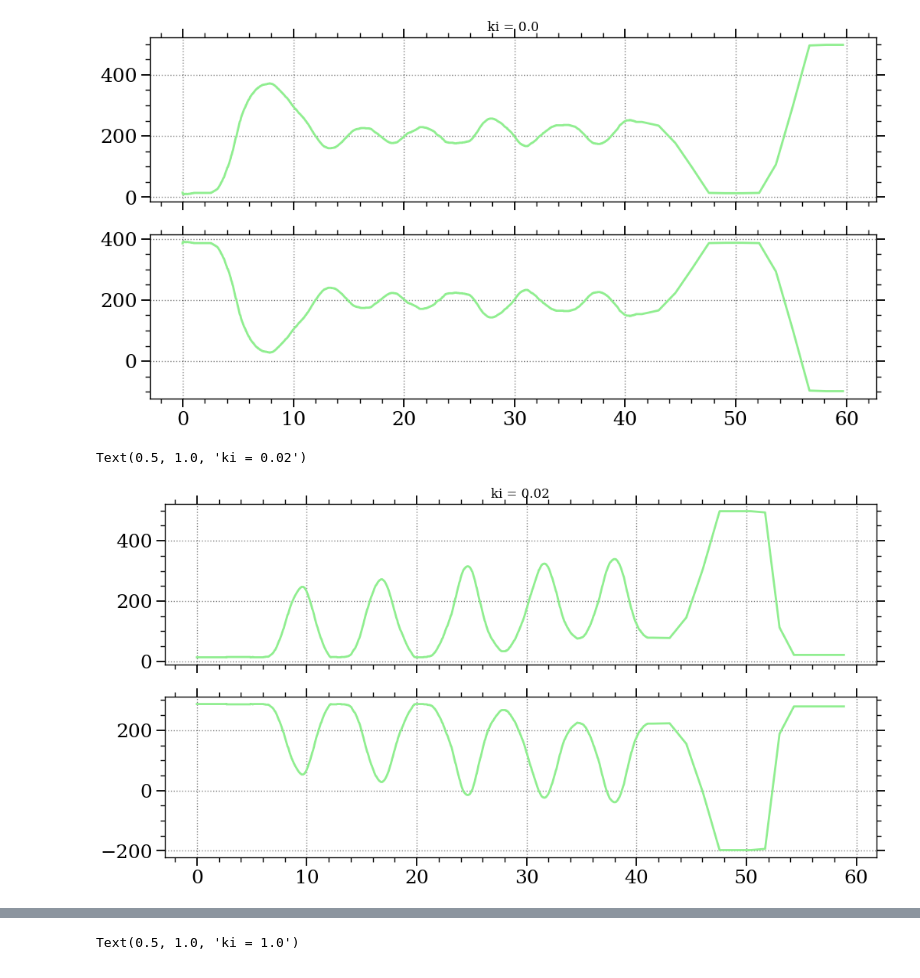
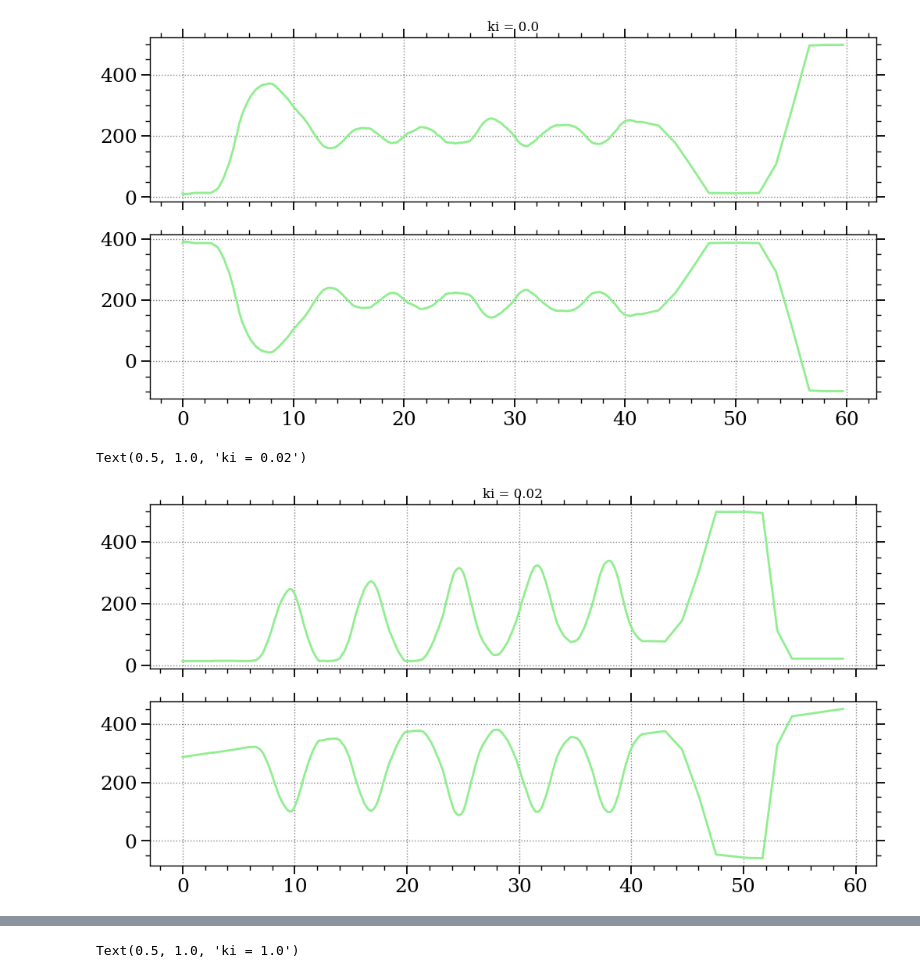
Before and after one commit to Martin-Palomeque/PID, a Jupyter notebook: Entregas/Graficos_PI.ipynb, the cells around one changed output, grey strips where cells are left out. Cells and saved outputs as stored; diff of their text form; code cells hidden in the pictures.

```diff
--- a/Entregas/Graficos_PI.ipynb
+++ b/Entregas/Graficos_PI.ipynb
@@ -85,23 +85,23 @@ Text(0.5, 1.0, 'ki = 0.0')
 # %%
 path = r'..\Mediciones\Clase 3\PI\PI-1-0.02(min=0)2.csv'
 
 df = pd.read_csv(path)
 
 t = df['Time']
 h = df['Position']
 P = df['P']
 I = df['I']
 ki = df['ki'][0]
 setpoint_P = df['Setpoint'][0]
 
 fig, ax = plt.subplots(2,1,sharex=True)
 
 ax[0].plot(t,h)
-ax[1].plot(t,P)
+ax[1].plot(t,P+I)
 ax[0].set_title(f'ki = {ki}')
 # %% [output]
 Text(0.5, 1.0, 'ki = 0.02')
-[figure, old version]
+[figure, new version]
 # %%
 path = r'..\Mediciones\Clase 3\PI\PI-1-0.05-0-(min=0)-setpoint=4002.csv'
 
```
Also changed, not shown: parts of 8 cells of this notebook.
